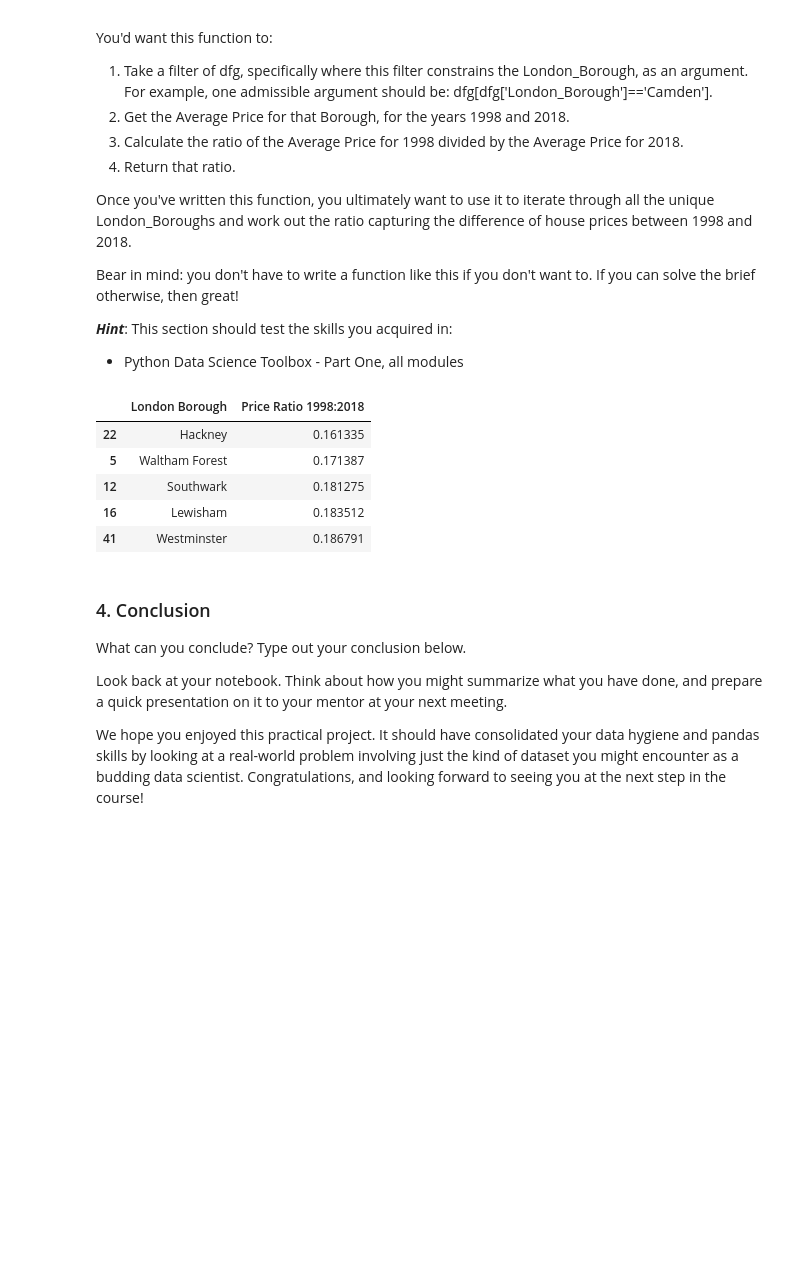
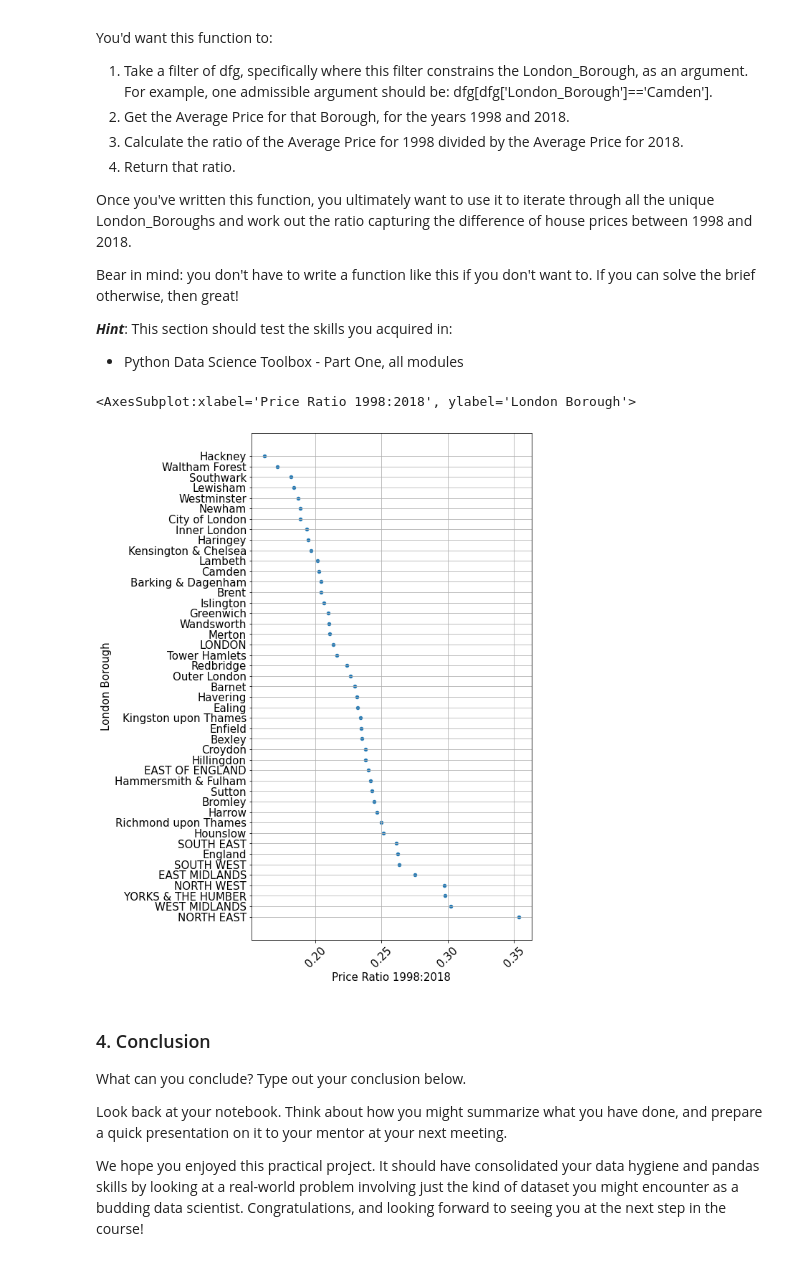
Before and after one commit to gnye8/London_Housing_Case_Study, a Jupyter notebook: Unit 4 Challenge - Tier 3.ipynb, the cells around one changed output. Drawn from its saved outputs; the diff is of its cells as text; code cells hidden in the pictures; blank space fills up the shorter version.

```diff
--- a/Unit 4 Challenge - Tier 3.ipynb
+++ b/Unit 4 Challenge - Tier 3.ipynb
@@ -367,13 +367,14 @@ final_df = pd.DataFrame(data=zip(unique_boroughs, price_ratios), columns=['Londo
 
 #sort the dataframe by price ratio - the lowest ratio indicates the biggest difference in prices
 final_df.sort_values('Price Ratio 1998:2018').head()
+final_df.to_csv('price_ratios.csv', index=False)
-# %% [output]
-|  | London Borough | Price Ratio 1998:2018 |
-| 22 | Hackney | 0.161335 |
-| 5 | Waltham Forest | 0.171387 |
-| 12 | Southwark | 0.181275 |
-| 16 | Lewisham | 0.183512 |
-| 41 | Westminster | 0.186791 |
+# %%
+df_sorted = final_df.sort_values('Price Ratio 1998:2018', ascending=False)
+df_sorted.plot(kind='scatter', y='London Borough', x='Price Ratio 1998:2018', rot=45, figsize=(7,13),
+               grid='whitelines')
+# %% [output]
+<AxesSubplot:xlabel='Price Ratio 1998:2018', ylabel='London Borough'>
+[figure, added]
 # %% [markdown]
 ### 4. Conclusion
 What can you conclude? Type out your conclusion below.
```
Also changed, not shown: parts of 2 cells of this notebook.
